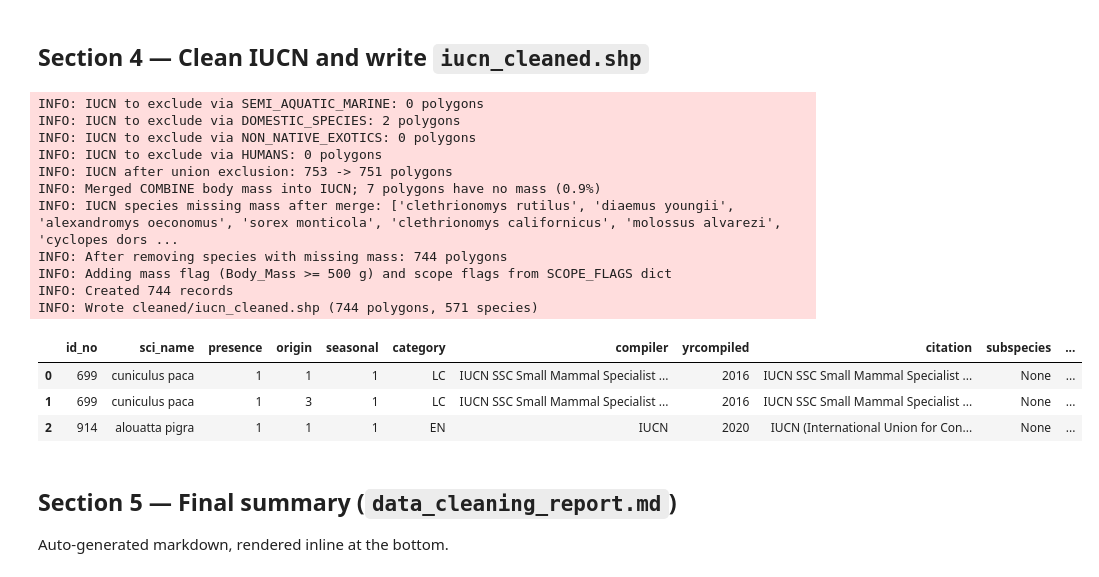
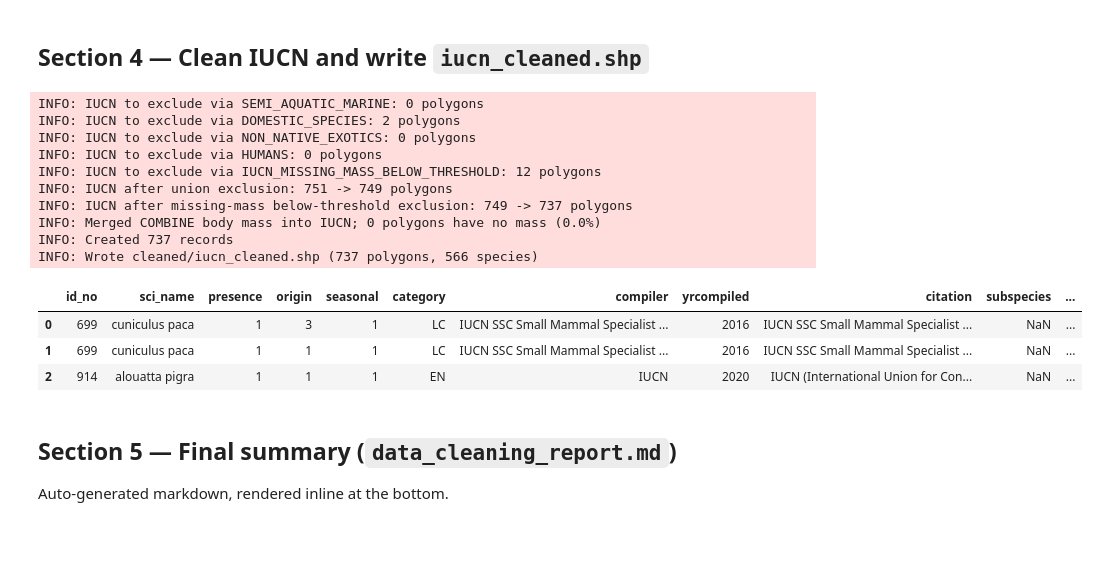
Before and after one commit to cliff003/HAAG_Spatial_Camera_Trap_Fall2025, a Jupyter notebook: data_cleaning.ipynb, the cells around one changed output. Saved outputs shown, nothing was run; the diff lists cells and outputs as text; code cells hidden in the pictures; blank space fills up the shorter version.

```diff
--- a/data_cleaning.ipynb
+++ b/data_cleaning.ipynb
@@ -497,10 +534,11 @@ INFO: Wrote cleaned/ssusa_cleaned.csv (713319 rows, 29 cols)
 ## Section 4 — Clean IUCN and write `iucn_cleaned.shp`
 # %%
 iucn_excl_counts = {
-    "SEMI_AQUATIC_MARINE": int(iucn["sci_name"].isin(set(SEMI_AQUATIC_MARINE)).sum()),
-    "DOMESTIC_SPECIES":    int(iucn["sci_name"].isin(set(DOMESTIC_SPECIES)).sum()),
-    "NON_NATIVE_EXOTICS":  int(iucn["sci_name"].isin(set(NON_NATIVE_EXOTICS)).sum()),
-    "HUMANS":              int(iucn["sci_name"].isin(set(HUMANS)).sum()),
+    "SEMI_AQUATIC_MARINE":               int(iucn["sci_name"].isin(set(SEMI_AQUATIC_MARINE)).sum()),
+    "DOMESTIC_SPECIES":                  int(iucn["sci_name"].isin(set(DOMESTIC_SPECIES)).sum()),
+    "NON_NATIVE_EXOTICS":                int(iucn["sci_name"].isin(set(NON_NATIVE_EXOTICS)).sum()),
+    "HUMANS":                            int(iucn["sci_name"].isin(set(HUMANS)).sum()),
+    "IUCN_MISSING_MASS_BELOW_THRESHOLD": int(iucn["sci_name"].isin(set(IUCN_MISSING_MASS_BELOW_THRESHOLD)).sum()),
 }
 for k, v in iucn_excl_counts.items():
     logger.info("IUCN to exclude via %s: %s polygons", k, v)
@@ -509,61 +547,64 @@ before = len(iucn)
 iucn = iucn[~iucn["sci_name"].isin(EXCLUDE_ALL)].reset_index(drop=True)
 logger.info("IUCN after union exclusion: %s -> %s polygons", before, len(iucn))
 
+# Drop IUCN species that cannot be traited and would not pass the 500 g threshold.
+# See IUCN_MISSING_MASS_BELOW_THRESHOLD in Cell 2 for the species list and rationale.
+before = len(iucn)
+iucn = iucn[~iucn["sci_name"].isin(IUCN_MISSING_MASS_BELOW_THRESHOLD)].reset_index(drop=True)
+logger.info("IUCN after missing-mass below-threshold exclusion: %s -> %s polygons", before, len(iucn))
+
 # Attach body mass (lowercase on the IUCN side).
 # Drop any previous mass columns first so rerunning this cell cannot create duplicate labels.
 mass_lookup = pan.set_index("species_name")["body_mass_g"]
 iucn = iucn.drop(columns=["body_mass", "body_mass_g", "species_name"], errors="ignore")
 iucn["body_mass"] = iucn["sci_name"].map(mass_lookup)
 
-# Check how many species are missing mass after the merge.
+# Diagnostic: count IUCN polygons still missing mass after the COMBINE merge.
+# After IUCN_MISSING_MASS_BELOW_THRESHOLD has dropped the seven known cases above,
+# any remaining gap means a newer post-2024 rename or a species not yet in COMBINE.
+# Such gaps are logged (not silently dropped) so they can be reviewed and added to
+# IUCN_MISSING_MASS_BELOW_THRESHOLD on the next iteration. add_mass_flag uses the
+# conservative default (NaN -> Above_Threshold=True) so unmapped polygons stay in
+# the cleaned output rather than disappearing without notice.
 n_missing = iucn["body_mass"].isna().sum()
 logger.info("Merged COMBINE body mass into IUCN; %s polygons have no mass (%.1f%%)",
             n_missing, 100 * n_missing / len(iucn))
-
-# print species names missing mass in logger
 missing_mass_iucn = iucn[iucn["body_mass"].isna()]["sci_name"].unique()
-logger.info("IUCN species missing mass after merge: %s", missing_mass_iucn.tolist())
-
-# remove species with missing masses as their body masses are less than 500 g
-iucn = iucn[~iucn["sci_name"].isin(missing_mass_iucn)].reset_index(drop=True)
-logger.info("After removing species with missing mass: %s polygons",
-            len(iucn))
+if len(missing_mass_iucn):
+    logger.info("IUCN species still missing mass (consider adding to IUCN_MISSING_MASS_BELOW_THRESHOLD): %s",
+                missing_mass_iucn.tolist())
 
 # Flags.
-# add in logger iucn add mass flag and scope flag counts
-logger.info("Adding mass flag (Body_Mass >= %s g) and scope flags from SCOPE_FLAGS dict",
-            BODY_MASS_THRESHOLD)
 iucn = add_mass_flag(iucn, mass_col="body_mass", out_col="above_threshold")
 iucn = iucn.rename(columns={"above_threshold": "ab_thres"})
 iucn = add_scope_flags(iucn, spp_col="sci_name", out_col="scope_flag")  # scope_flag is exactly 10 chars
 
 # Verify every column name fits the DBF 10-char cap.
 too_long = [c for c in iucn.columns if c != "geometry" and len(c) > 10]
 if too_long:
     raise ValueError(f"Column names exceed DBF 10-char limit: {too_long}")
 
 iucn_out = OUTPUT_DIR / "iucn_cleaned.shp"
 iucn.to_file(iucn_out)
 logger.info("Wrote %s (%s polygons, %s species)",
             iucn_out, len(iucn), iucn["sci_name"].nunique())
 
 iucn.drop(columns="geometry").head(3)
 # %% [output]
 INFO: IUCN to exclude via SEMI_AQUATIC_MARINE: 0 polygons
 INFO: IUCN to exclude via DOMESTIC_SPECIES: 2 polygons
 INFO: IUCN to exclude via NON_NATIVE_EXOTICS: 0 polygons
 INFO: IUCN to exclude via HUMANS: 0 polygons
-INFO: IUCN after union exclusion: 753 -> 751 polygons
-INFO: Merged COMBINE body mass into IUCN; 7 polygons have no mass (0.9%)
-INFO: IUCN species missing mass after merge: ['clethrionomys rutilus', 'diaemus youngii', 'alexandromys oeconomus', 'sorex monticola', 'clethrionomys californicus', 'molossus alvarezi', 'cyclopes dors ...
-INFO: After removing species with missing mass: 744 polygons
-INFO: Adding mass flag (Body_Mass >= 500 g) and scope flags from SCOPE_FLAGS dict
-INFO: Created 744 records
-INFO: Wrote cleaned/iucn_cleaned.shp (744 polygons, 571 species)
+INFO: IUCN to exclude via IUCN_MISSING_MASS_BELOW_THRESHOLD: 12 polygons
+INFO: IUCN after union exclusion: 751 -> 749 polygons
+INFO: IUCN after missing-mass below-threshold exclusion: 749 -> 737 polygons
+INFO: Merged COMBINE body mass into IUCN; 0 polygons have no mass (0.0%)
+INFO: Created 737 records
+INFO: Wrote cleaned/iucn_cleaned.shp (737 polygons, 566 species)
 |  | id_no | sci_name | presence | origin | seasonal | category | compiler | yrcompiled | citation | subspecies | ... |
-| 0 | 699 | cuniculus paca | 1 | 1 | 1 | LC | IUCN SSC Small Mammal Specialist ... | 2016 | IUCN SSC Small Mammal Specialist ... | None | ... |
-| 1 | 699 | cuniculus paca | 1 | 3 | 1 | LC | IUCN SSC Small Mammal Specialist ... | 2016 | IUCN SSC Small Mammal Specialist ... | None | ... |
-| 2 | 914 | alouatta pigra | 1 | 1 | 1 | EN | IUCN | 2020 | IUCN (International Union for Con... | None | ... |
+| 0 | 699 | cuniculus paca | 1 | 3 | 1 | LC | IUCN SSC Small Mammal Specialist ... | 2016 | IUCN SSC Small Mammal Specialist ... | NaN | ... |
+| 1 | 699 | cuniculus paca | 1 | 1 | 1 | LC | IUCN SSC Small Mammal Specialist ... | 2016 | IUCN SSC Small Mammal Specialist ... | NaN | ... |
+| 2 | 914 | alouatta pigra | 1 | 1 | 1 | EN | IUCN | 2020 | IUCN (International Union for Con... | NaN | ... |
 # %% [markdown]
 ## Section 5 — Final summary (`data_cleaning_report.md`)
 
```
Also changed, not shown: parts of 5 cells of this notebook, 11 other files.
